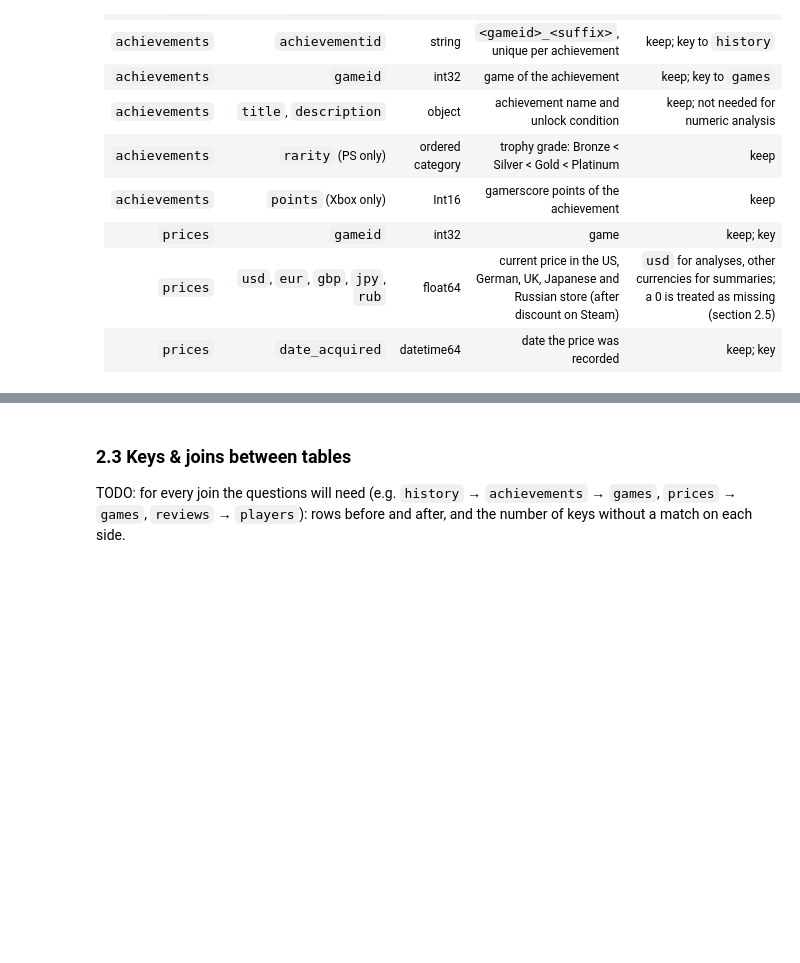
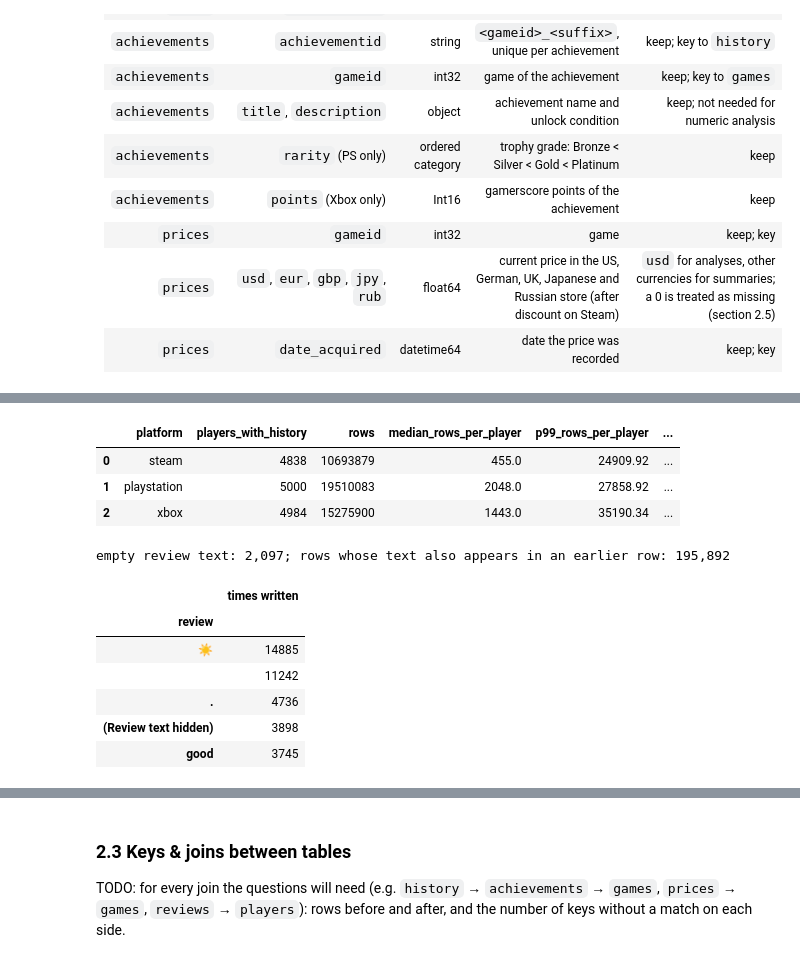
Before and after one commit to minhnguyen1210/Gaming-Profiles, a Jupyter notebook: notebooks/01_collection_exploration.ipynb, the cells around one changed output, grey strips where cells are left out. Drawn from its saved outputs; the diff is of its cells as text; code cells hidden in the pictures; blank space fills up the shorter version.

```diff
--- a/notebooks/01_collection_exploration.ipynb
+++ b/notebooks/01_collection_exploration.ipynb
@@ -587,0 +622,34 @@ ps_games[ps_games["title"] == "#KILLALLZOMBIES"][["gameid", "title", "platform",
+# %%
+# History: how many players have unlocks, and how unevenly are the rows spread over them?
+# Only the playerid column is read (the dates and ids are not needed here).
+history_spread = []
+for platform in PLATFORMS:
+    per_player = load_player_table(platform, "history", usecols=["playerid"], parse_dates=[])["playerid"].value_counts()
+    history_spread.append({
+        "platform": platform, "players_with_history": len(per_player), "rows": int(per_player.sum()),
+        "median_rows_per_player": per_player.median(), "p99_rows_per_player": per_player.quantile(0.99),
+        "max_rows_per_player": int(per_player.max()),
+        "top10_players_share_of_rows_%": round(100 * per_player.head(10).sum() / per_player.sum(), 1),
+    })
+    del per_player
+    gc.collect()
+display(pd.DataFrame(history_spread))
+
+# Reviews: the same text written by different reviews is not a duplicated row (different review ids)
+review_text = load_player_table("steam", "reviews", usecols=["review"], dtype={}, parse_dates=[])["review"]
+print(f"empty review text: {review_text.isna().sum():,}; "
+      f"rows whose text also appears in an earlier row: {review_text.dropna().duplicated().sum():,}")
+review_text.value_counts().head(5).rename("times written").to_frame()
+# %% [output]
+|  | platform | players_with_history | rows | median_rows_per_player | p99_rows_per_player | ... |
+| 0 | steam | 4838 | 10693879 | 455.0 | 24909.92 | ... |
+| 1 | playstation | 5000 | 19510083 | 2048.0 | 27858.92 | ... |
+| 2 | xbox | 4984 | 15275900 | 1443.0 | 35190.34 | ... |
+empty review text: 2,097; rows whose text also appears in an earlier row: 195,892
+|  | times written |
+| review |  |
+| ☀️ | 14885 |
+| ⠀ | 11242 |
+| . | 4736 |
+| (Review text hidden) | 3898 |
+| good | 3745 |
```
Also changed, not shown: parts of 3 cells of this notebook.
